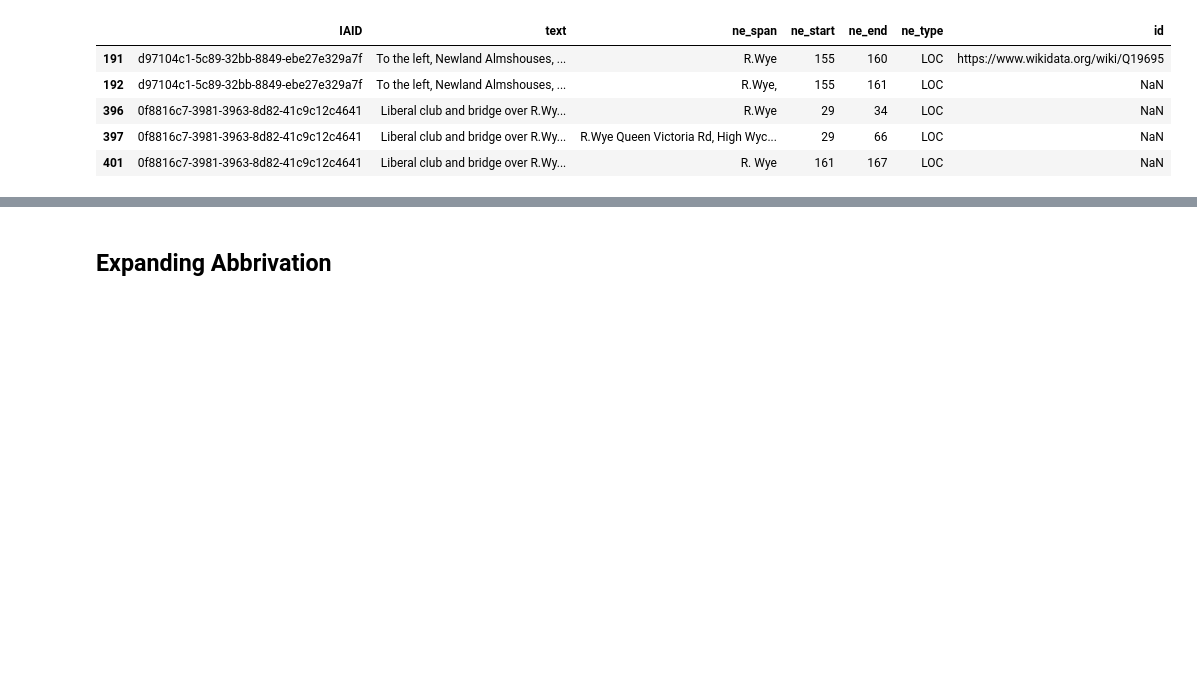
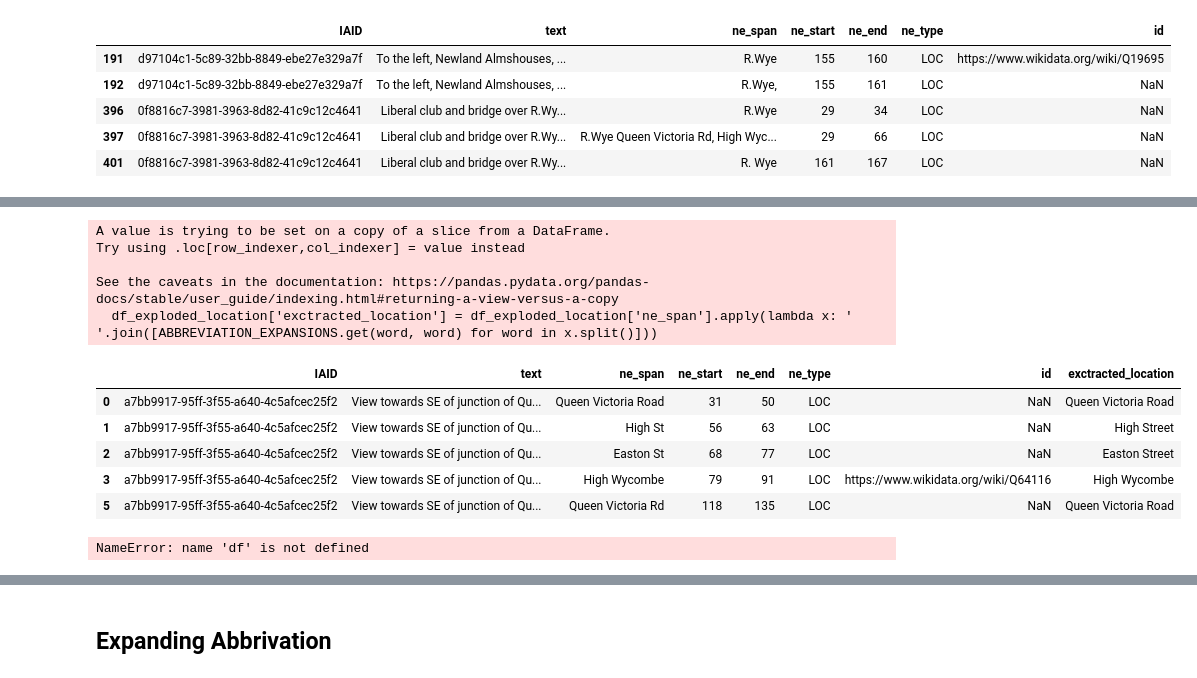
Before and after one commit to thebekhruz/Semantic_Search_v2.0, a Jupyter notebook: eda/notebooks/eda.ipynb, the cells around one changed output, grey strips where cells are left out. Cells and saved outputs as stored; diff of their text form; code cells hidden in the pictures; blank space fills up the shorter version.

Commit message:
Implement data processing functions for improved analysis

```diff
--- a/eda/notebooks/eda.ipynb
+++ b/eda/notebooks/eda.ipynb
@@ -363,0 +373,34 @@ ABBREVIATION_EXPANSIONS = {
+# %%
+# Now using the dictionary lets expand text in the text column
+df_exploded_location['exctracted_location'] = df_exploded_location['ne_span'].apply(lambda x: ' '.join([ABBREVIATION_EXPANSIONS.get(word, word) for word in x.split()]))
+df_exploded_location.head()
+# %% [output]
+A value is trying to be set on a copy of a slice from a DataFrame.
+Try using .loc[row_indexer,col_indexer] = value instead
+
+See the caveats in the documentation: https://pandas.pydata.org/pandas-docs/stable/user_guide/indexing.html#returning-a-view-versus-a-copy
+  df_exploded_location['exctracted_location'] = df_exploded_location['ne_span'].apply(lambda x: ' '.join([ABBREVIATION_EXPANSIONS.get(word, word) for word in x.split()]))
+|  | IAID | text | ne_span | ne_start | ne_end | ne_type | id | exctracted_location |
+| 0 | a7bb9917-95ff-3f55-a640-4c5afcec25f2 | View towards SE of junction of Qu... | Queen Victoria Road | 31 | 50 | LOC | NaN | Queen Victoria Road |
+| 1 | a7bb9917-95ff-3f55-a640-4c5afcec25f2 | View towards SE of junction of Qu... | High St | 56 | 63 | LOC | NaN | High Street |
+| 2 | a7bb9917-95ff-3f55-a640-4c5afcec25f2 | View towards SE of junction of Qu... | Easton St | 68 | 77 | LOC | NaN | Easton Street |
+| 3 | a7bb9917-95ff-3f55-a640-4c5afcec25f2 | View towards SE of junction of Qu... | High Wycombe | 79 | 91 | LOC | https://www.wikidata.org/wiki/Q64116 | High Wycombe |
+| 5 | a7bb9917-95ff-3f55-a640-4c5afcec25f2 | View towards SE of junction of Qu... | Queen Victoria Rd | 118 | 135 | LOC | NaN | Queen Victoria Road |
+# %%
+
+
+result = (
+    df_exploded_location.groupby('IAID')
+    .agg({
+        'text': 'first',  # Keep the first text for each IAID (assuming it's the same for all rows in a group)
+        'ne_span': list,  # Collect ne_span into a list
+        'extracted_location': list,  # Collect extracted_location into a list
+        **{col: 'first' for col in df.columns if col not in ['IAID', 'text', 'ne_span', 'extracted_location']}  # Keep other columns
+    })
+    .reset_index()
+)
+
+result['abbrivation_dic'] = result.apply(lambda row: dict(zip(row['ne_span'], row['extracted_location'])), axis=1)
+result.head()
+# %% [output]
+NameError: name 'df' is not defined
```
Also changed, not shown: parts of 3 cells of this notebook.
